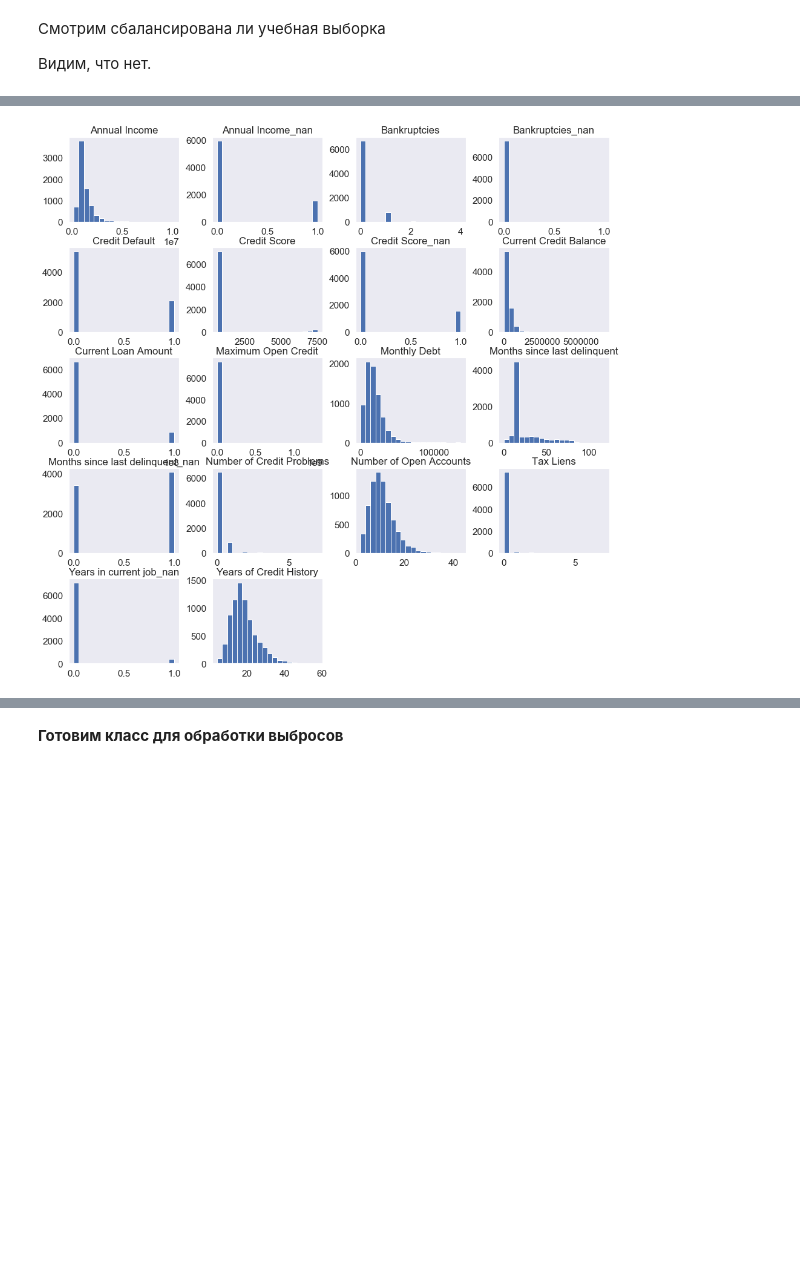
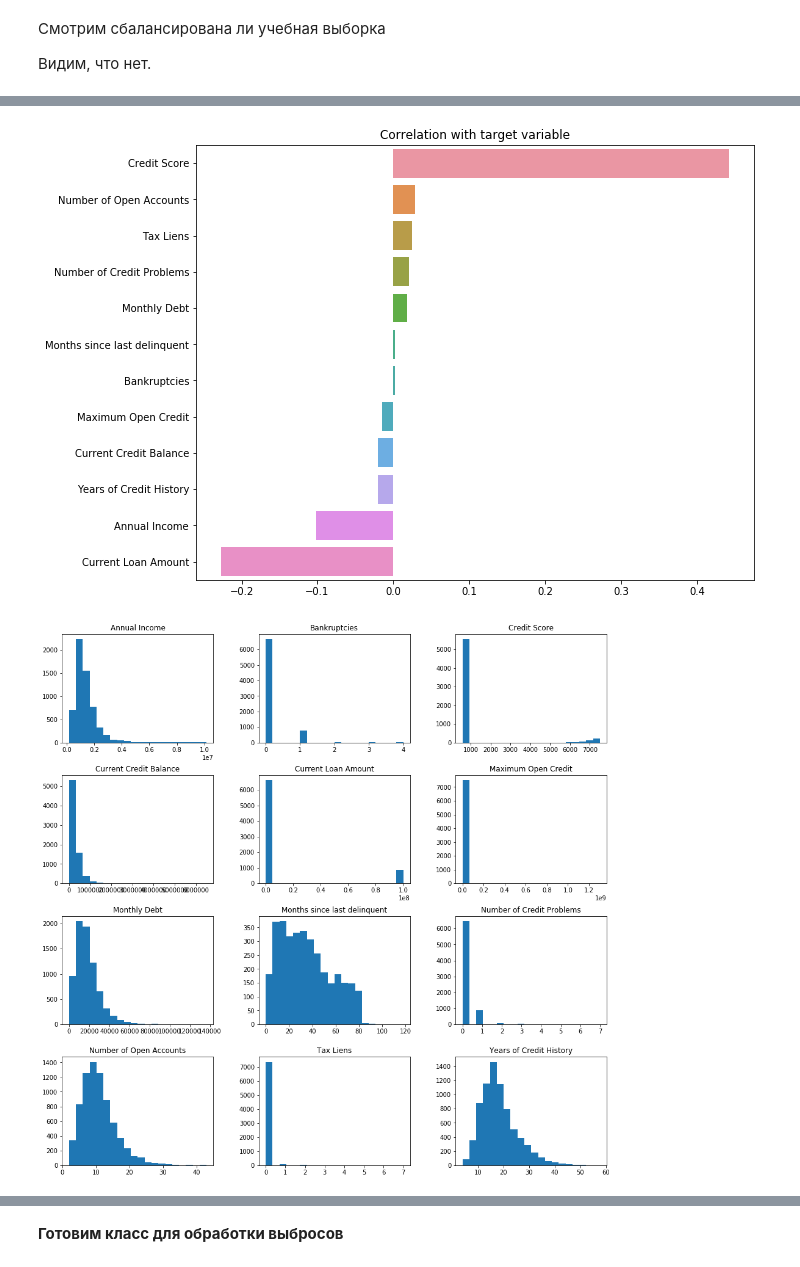
Before and after one commit to ShadarRim/gbpythonlibsadd, a Jupyter notebook: HW Lesson.ipynb, the cells around one changed output, grey strips where cells are left out. Saved outputs shown, nothing was run; the diff lists cells and outputs as text; code cells hidden in the pictures; blank space fills up the shorter version.

```diff
--- a/HW Lesson.ipynb
+++ b/HW Lesson.ipynb
@@ -132,0 +168,4 @@ df_train.shape
+# %%
+target_name = ['Credit Default']
+y = df_train[target_name]
+y.shape
@@ -260,7 +302,18 @@ nan_analize(df_train)
+# %%
+corr_with_target = df_train[base_features + target_name].corr().iloc[:-1, -1].sort_values(ascending=False)
+
+plt.figure(figsize=(10, 8))
+
+sns.barplot(x=corr_with_target.values, y=corr_with_target.index)
+
+plt.title('Correlation with target variable')
+plt.show()
+# %% [output]
+[figure, added]
 # %%
-df_train.hist(figsize=(16,16), bins=20, grid=False);
+X.hist(figsize=(16,16), bins=20, grid=False);
 # %% [output]
-[figure, old version]
+[figure, new version]
 # %%
 plt.figure(figsize = (10,7))
 
```
Also changed, not shown: parts of 22 cells of this notebook.
